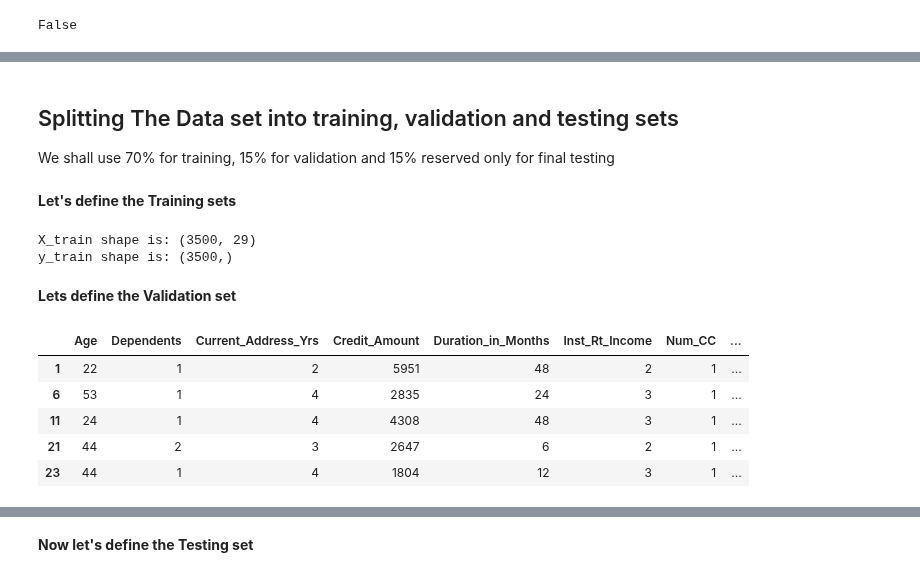
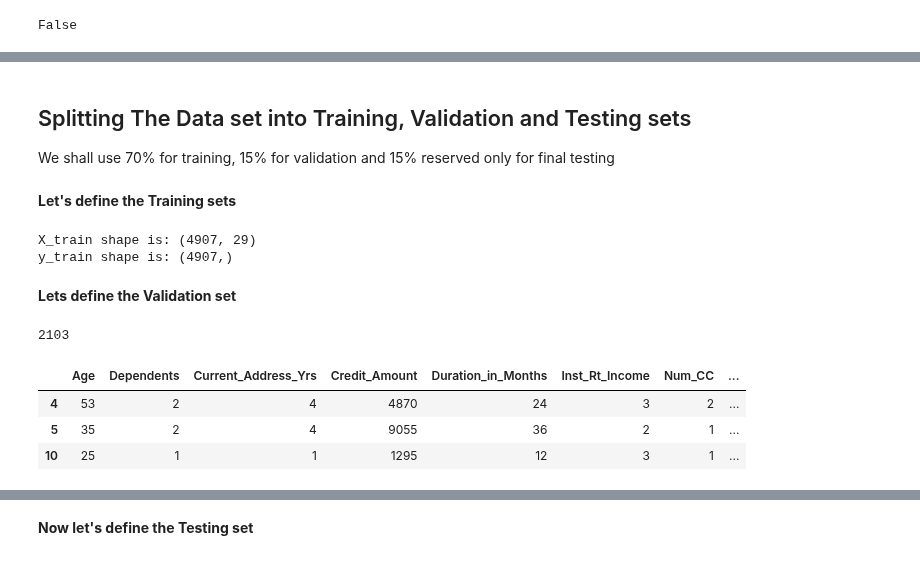
Before and after one commit to Lawrence-Krukrubo/Machine_Learning, a Jupyter notebook: loan_default_classifier.ipynb, the cells around one changed output, grey strips where cells are left out. Saved outputs shown, nothing was run; the diff lists cells and outputs as text; code cells hidden in the pictures.

```diff
--- a/loan_default_classifier.ipynb
+++ b/loan_default_classifier.ipynb
@@ -536,0 +598,2 @@ False
+# %%
+over_sampled_features, over_sampled_target = sm.fit_resample(loan_df_dummies.drop('Default_On_Payment', axis=1), loan_df_dummies.Default_On_Payment)
@@ -536,0 +608,8 @@ False
+# %%
+over_sampled_features = pd.DataFrame(over_sampled_features)
+
+over_sampled_features['x'] = over_sampled_target
+
+resampled_data = over_sampled_features
+
+resampled_data.head(2)
@@ -536,0 +622,4 @@ False
+# %%
+resampled_data.columns = loan_df_dummies.columns
+
+resampled_data.head()
@@ -537,12 +644,12 @@ False
 # %% [markdown]
-## Splitting The Data set into training, validation and testing sets
+## Splitting The Data set into Training, Validation and Testing sets
 
 
 We shall use 70% for training,  15% for validation and 15% reserved only for final testing
 # %% [markdown]
 **Let's define the Training sets**
 # %%
-X_train = loan_df_dummies.sample(frac=0.7)
+X_train = resampled_data.sample(frac=0.7)
 
 y_train = X_train.Default_On_Payment
 
@@ -551,20 +658,21 @@ X_train.drop('Default_On_Payment', axis=1, inplace=True)
 print('X_train shape is:', X_train.shape)
 print('y_train shape is:', y_train.shape)
 # %% [output]
-X_train shape is: (3500, 29)
-y_train shape is: (3500,)
+X_train shape is: (4907, 29)
+y_train shape is: (4907,)
 # %% [markdown]
 **Lets define the Validation set**
 # %%
-Spare_set_index_df = loan_df_dummies.iloc[list(set(loan_df_dummies.index).difference(set(X_train.index))),]
-Spare_set_index_df.head()
+Spare_set_index_df = resampled_data.iloc[list(set(resampled_data.index).difference(set(X_train.index))),]
+
+print(len(Spare_set_index_df))
+Spare_set_index_df.head(3)
 # %% [output]
+2103
 |  | Age | Dependents | Current_Address_Yrs | Credit_Amount | Duration_in_Months | Inst_Rt_Income | Num_CC | ... |
-| 1 | 22 | 1 | 2 | 5951 | 48 | 2 | 1 | ... |
-| 6 | 53 | 1 | 4 | 2835 | 24 | 3 | 1 | ... |
-| 11 | 24 | 1 | 4 | 4308 | 48 | 3 | 1 | ... |
-| 21 | 44 | 2 | 3 | 2647 | 6 | 2 | 1 | ... |
-| 23 | 44 | 1 | 4 | 1804 | 12 | 3 | 1 | ... |
+| 4 | 53 | 2 | 4 | 4870 | 24 | 3 | 2 | ... |
+| 5 | 35 | 2 | 4 | 9055 | 36 | 2 | 1 | ... |
+| 10 | 25 | 1 | 1 | 1295 | 12 | 3 | 1 | ... |
 # %%
 X_val_test = Spare_set_index_df.sample(frac=0.5)
 y_val_test = X_val_test.Default_On_Payment
```
Also changed, not shown: parts of 35 cells of this notebook.
